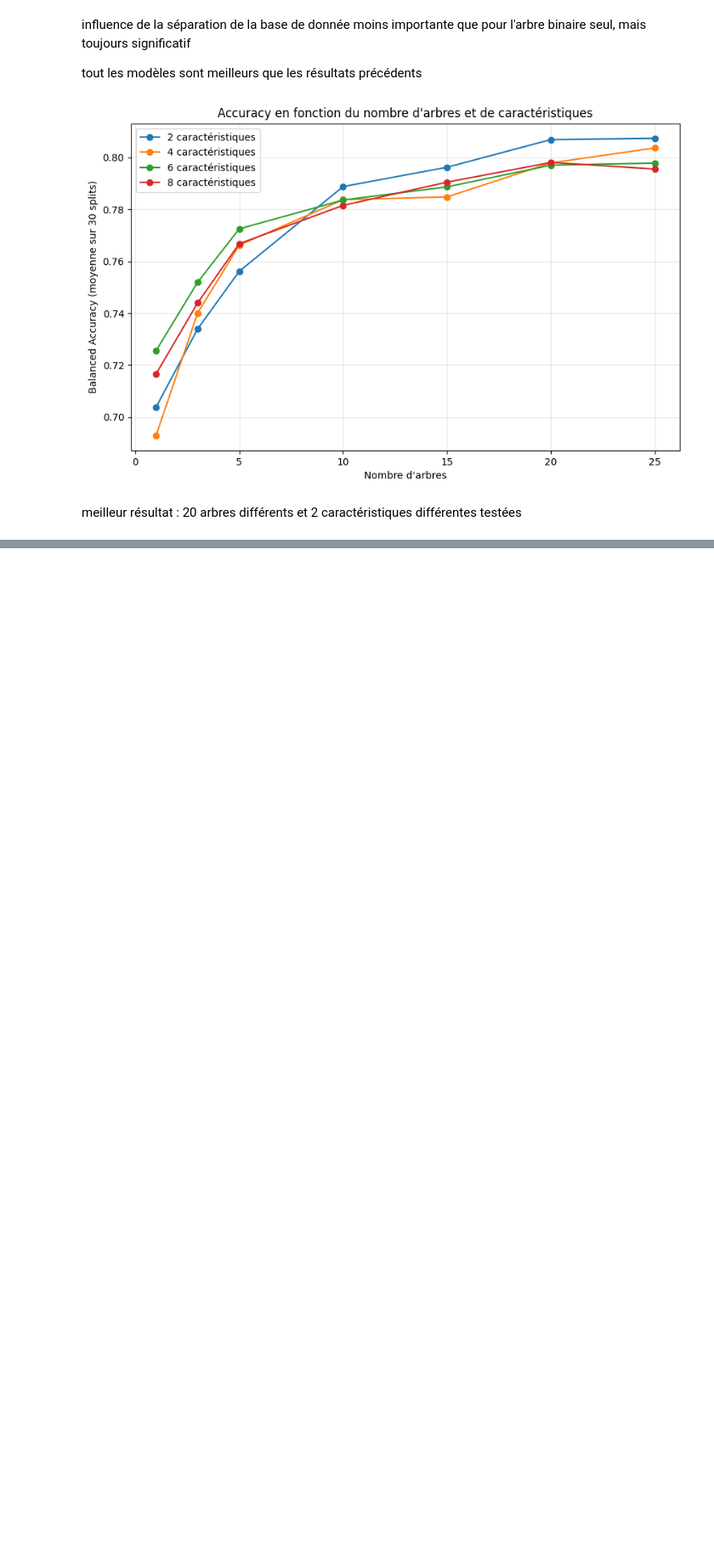
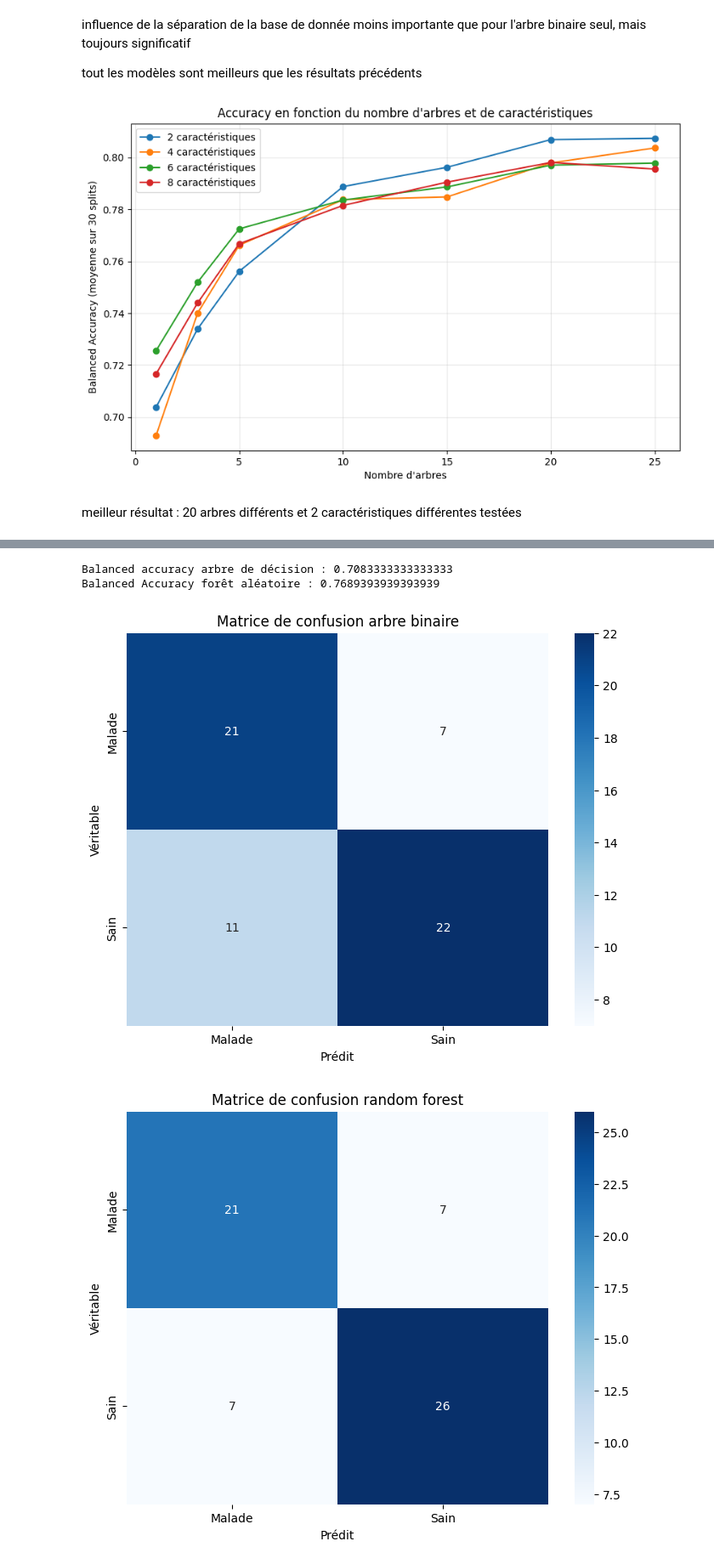
Before and after one commit to prichert17/Apprentissage_automatique_arbre_decision, a Jupyter notebook: main.ipynb, the cells around one changed output, grey strips where cells are left out. Shown at 85% size. Drawn from its saved outputs; the diff is of its cells as text; code cells hidden in the pictures; blank space fills up the shorter version.

```diff
--- a/main.ipynb
+++ b/main.ipynb
@@ -448,0 +481,31 @@ Balanced Accuracy forêt aléatoire : 0.7867965367965368
+# %%
+#Comparaison de l'abre de décision et de la forêt aléatoire
+
+clf_best = DecisionTreeClassifier(criterion='gini', random_state=0, ccp_alpha=0.01)
+clf_best.fit(X_train.iloc[:, :13], y_train)
+y_pred = clf_best.predict(X_test.iloc[:, :13])
+print("Balanced accuracy arbre de décision :", balanced_accuracy_score(y_test, y_pred))
+
+confusion = confusion_matrix(y_test, y_pred)
+plt.figure(figsize=(8, 6))
+sns.heatmap(confusion, annot=True, fmt='d', cmap='Blues', xticklabels=['Malade', 'Sain'], yticklabels=['Malade', 'Sain'])
+plt.title('Matrice de confusion arbre binaire')
+plt.xlabel('Prédit')
+plt.ylabel('Véritable')
+
+clf_rf = RandomForestClassifier(n_estimators=20, random_state=0, max_features=2)
+clf_rf.fit(X_train.iloc[:, :13], y_train)
+y_pred_rf = clf_rf.predict(X_test.iloc[:, :13])
+print("Balanced Accuracy forêt aléatoire :", balanced_accuracy_score(y_test, y_pred_rf))
+confusion = confusion_matrix(y_test, y_pred_rf)
+plt.figure(figsize=(8, 6))
+sns.heatmap(confusion, annot=True, fmt='d', cmap='Blues', xticklabels=['Malade', 'Sain'], yticklabels=['Malade', 'Sain'])
+plt.title('Matrice de confusion random forest')
+plt.xlabel('Prédit')
+plt.ylabel('Véritable')
+plt.show()
+# %% [output]
+Balanced accuracy arbre de décision : 0.7083333333333333
+Balanced Accuracy forêt aléatoire : 0.7689393939393939
+[figure, added]
+[figure, added]
```
Also changed, not shown: parts of 11 cells of this notebook.
